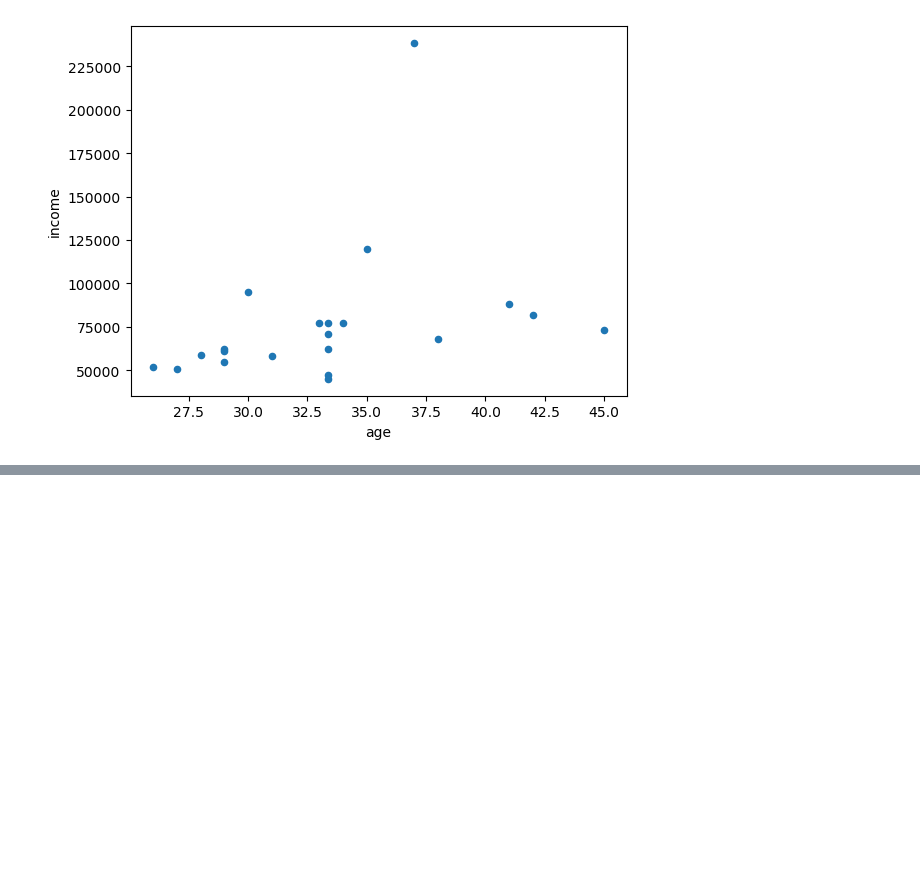
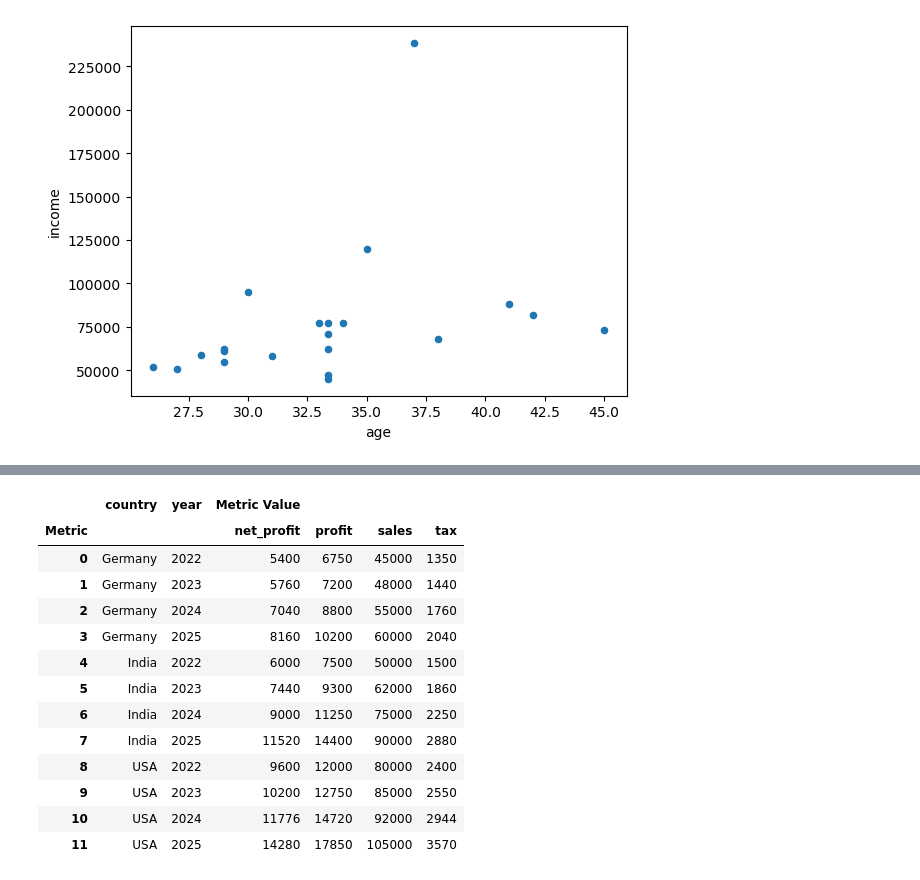
Before and after one commit to Sonu64/Prime_AI_ML, a Jupyter notebook: Module_13_Pandas_02/pandas_2.ipynb, the cells around one changed output, grey strips where cells are left out. Saved outputs shown, nothing was run; the diff lists cells and outputs as text; code cells hidden in the pictures; blank space fills up the shorter version.

Commit message:
Learnt about Melting and Pivoting in Pandas. Also finished Merging dataframes (INNER, LEFT, RIGHT, OUTER) in pandas.

```diff
--- a/Module_13_Pandas_02/pandas_2.ipynb
+++ b/Module_13_Pandas_02/pandas_2.ipynb
@@ -465,3 +465,10 @@ emp.plot(kind='scatter', x='age', y='income')
 # %% [output]
 <Axes: xlabel='age', ylabel='income'>
 [figure]
+# %%
+### Melt in Pandas for Reshaping Data ###
+# It takes a wide table (with many columns) and turns it into a long table.
+# Think of it like this: you are taking data that is spread out horizontally and "melting" it down into a vertical format. This is almost always required before feeding data into Seaborn/Matplotlib for plotting or into a Machine Learning model.
+
+df = pd.read_csv('finance_data.csv')
+df
@@ -467,0 +489,9 @@ emp.plot(kind='scatter', x='age', y='income')
+# %%
+#...Metling
+melted_data = df.melt(
+    id_vars=['country', 'year'],
+    value_vars=['sales', 'profit', 'tax', 'net_profit'],
+    var_name='Metric',
+    value_name='Metric Value'
+)
+melted_data
@@ -467,0 +516,8 @@ emp.plot(kind='scatter', x='age', y='income')
+# %%
+#..Pivoting in Pandas => Opposite of Melting
+pivoted_data = melted_data.pivot(
+    index=['country', 'year'], # INDEX MUST BE UNIQUE --> So it's better to use pivot only when rows are unique !
+    columns=['Metric'],
+    values=['Metric Value']
+) # This is logically correct, pivoted_data will look like a neat hierarchy. You'll see "India" once, and then "2022, 2023..." tucked underneath it -> Not too good to view as per human eyes are concerned !
+pivoted_data
@@ -467,0 +540,19 @@ emp.plot(kind='scatter', x='age', y='income')
+# %%
+#...better to reset_index() on the pivoted data to bring better display
+pivoted_data.reset_index(inplace=True)
+pivoted_data
+# %% [output]
+|  | country | year | Metric Value |  |  |  |
+| Metric |  |  | net_profit | profit | sales | tax |
+| 0 | Germany | 2022 | 5400 | 6750 | 45000 | 1350 |
+| 1 | Germany | 2023 | 5760 | 7200 | 48000 | 1440 |
+| 2 | Germany | 2024 | 7040 | 8800 | 55000 | 1760 |
+| 3 | Germany | 2025 | 8160 | 10200 | 60000 | 2040 |
+| 4 | India | 2022 | 6000 | 7500 | 50000 | 1500 |
+| 5 | India | 2023 | 7440 | 9300 | 62000 | 1860 |
+| 6 | India | 2024 | 9000 | 11250 | 75000 | 2250 |
+| 7 | India | 2025 | 11520 | 14400 | 90000 | 2880 |
+| 8 | USA | 2022 | 9600 | 12000 | 80000 | 2400 |
+| 9 | USA | 2023 | 10200 | 12750 | 85000 | 2550 |
+| 10 | USA | 2024 | 11776 | 14720 | 92000 | 2944 |
+| 11 | USA | 2025 | 14280 | 17850 | 105000 | 3570 |
```
Also changed, not shown: parts of 9 cells of this notebook, 1 other file.
